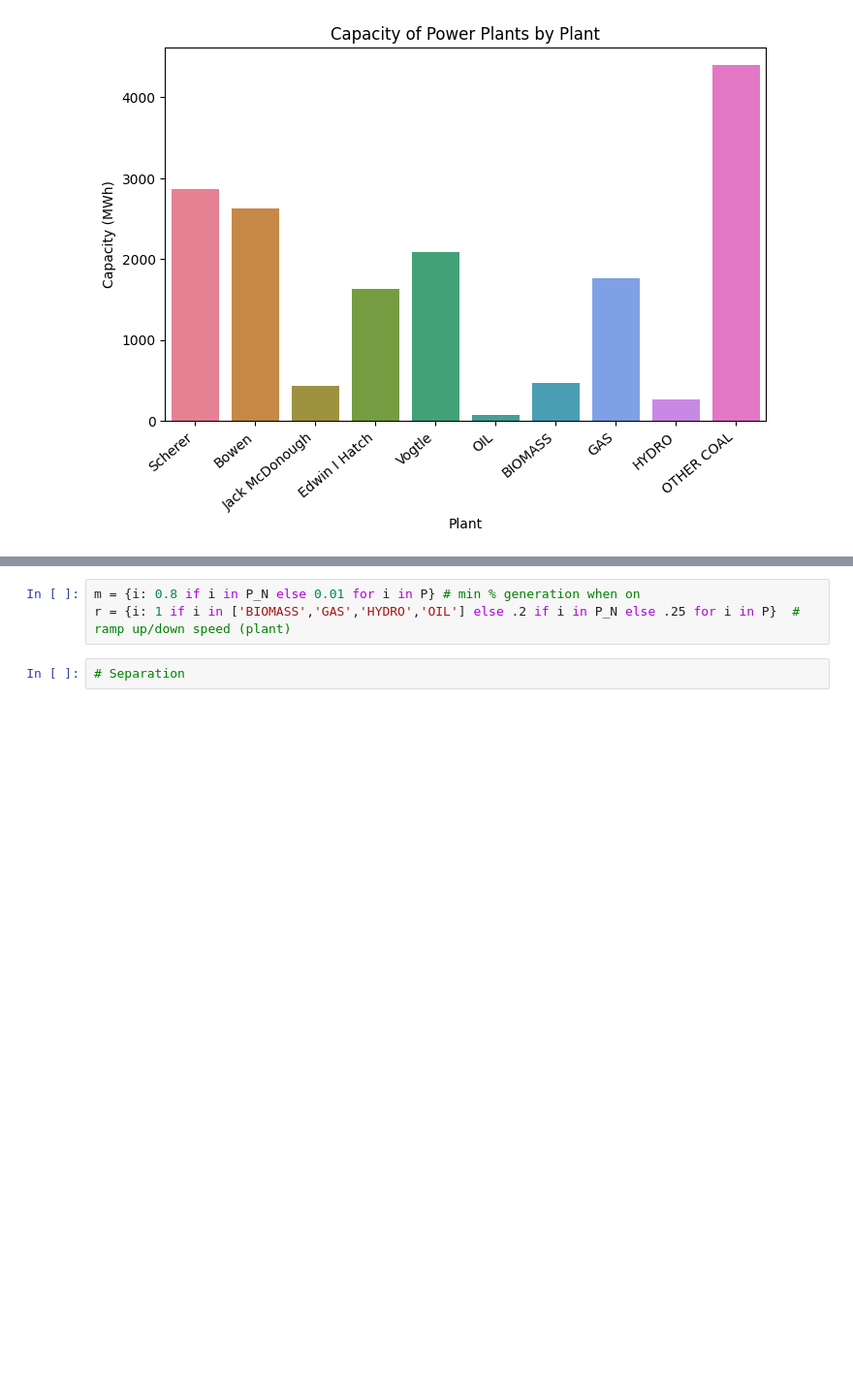
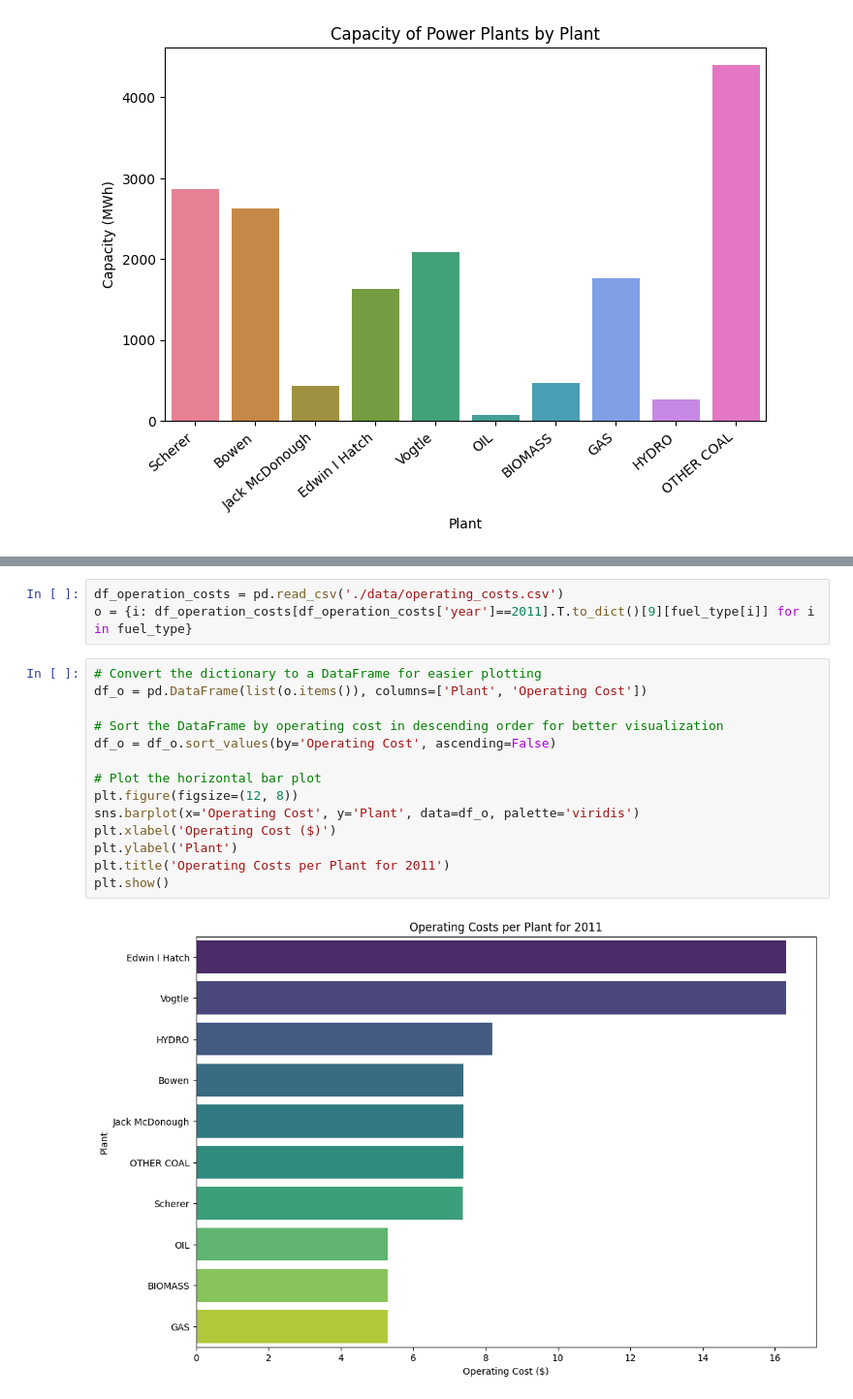
Before and after one commit to EthanFajnkuchen/generation-schedule-optimization, a Jupyter notebook: final_project.ipynb, the cells around one changed output, grey strips where cells are left out. Shown at 97% size. Saved outputs shown, nothing was run; the diff lists cells and outputs as text; blank space fills up the shorter version.

```diff
--- a/final_project.ipynb
+++ b/final_project.ipynb
@@ -214,5 +208,19 @@ plt.show()
-# %%
-m = {i: 0.8 if i in P_N else 0.01 for i in P} # min % generation when on
-r = {i: 1 if i in ['BIOMASS','GAS','HYDRO','OIL'] else .2 if i in P_N else .25 for i in P}  # ramp up/down speed (plant)
-# %%
-# Separation
+# %%
+df_operation_costs = pd.read_csv('./data/operating_costs.csv')
+o = {i: df_operation_costs[df_operation_costs['year']==2011].T.to_dict()[9][fuel_type[i]] for i in fuel_type}
+# %%
+# Convert the dictionary to a DataFrame for easier plotting
+df_o = pd.DataFrame(list(o.items()), columns=['Plant', 'Operating Cost'])
+
+# Sort the DataFrame by operating cost in descending order for better visualization
+df_o = df_o.sort_values(by='Operating Cost', ascending=False)
+
+# Plot the horizontal bar plot
+plt.figure(figsize=(12, 8))
+sns.barplot(x='Operating Cost', y='Plant', data=df_o, palette='viridis')
+plt.xlabel('Operating Cost ($)')
+plt.ylabel('Plant')
+plt.title('Operating Costs per Plant for 2011')
+plt.show()
+# %% [output]
+[figure, added]
```
Also changed, not shown: parts of 20 cells of this notebook, 6 other files.
